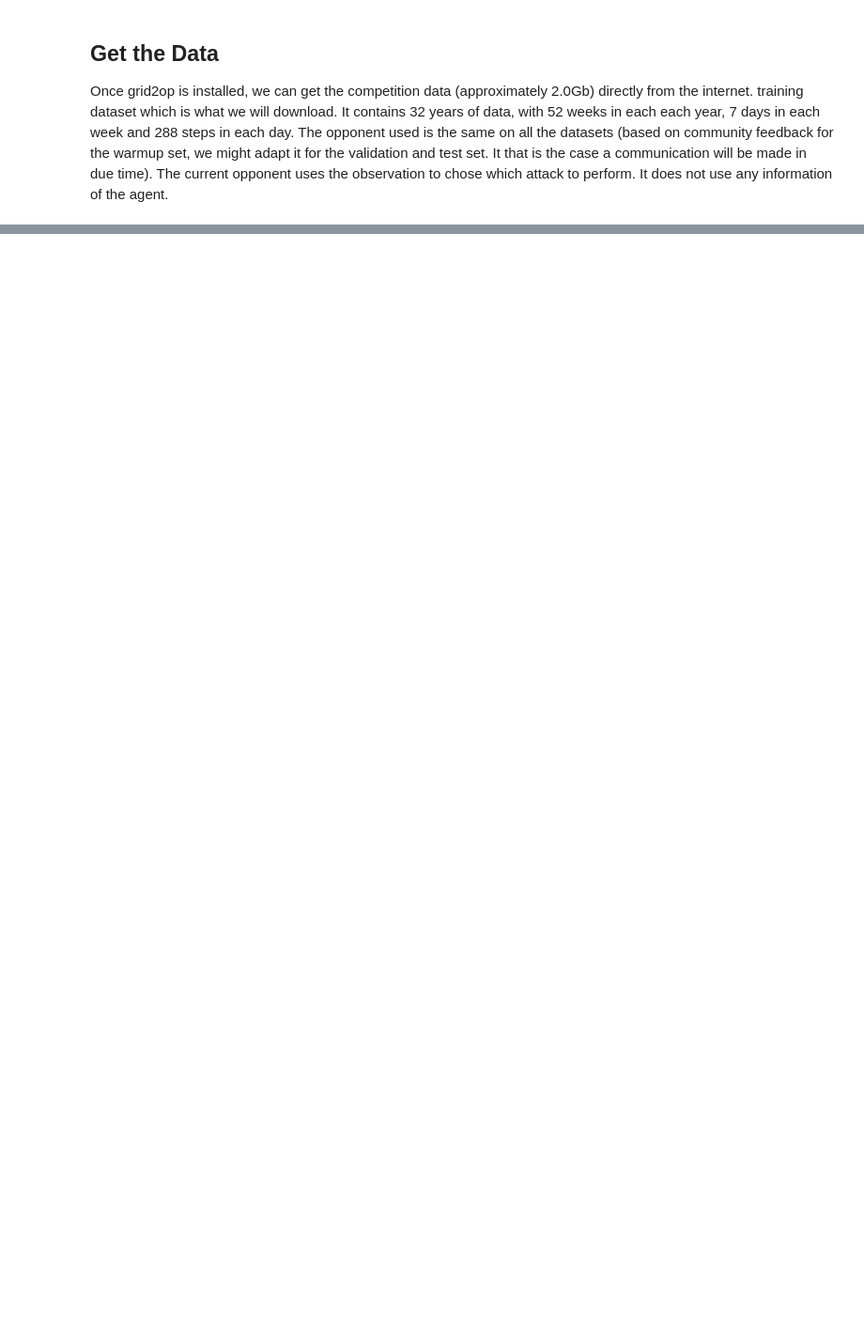
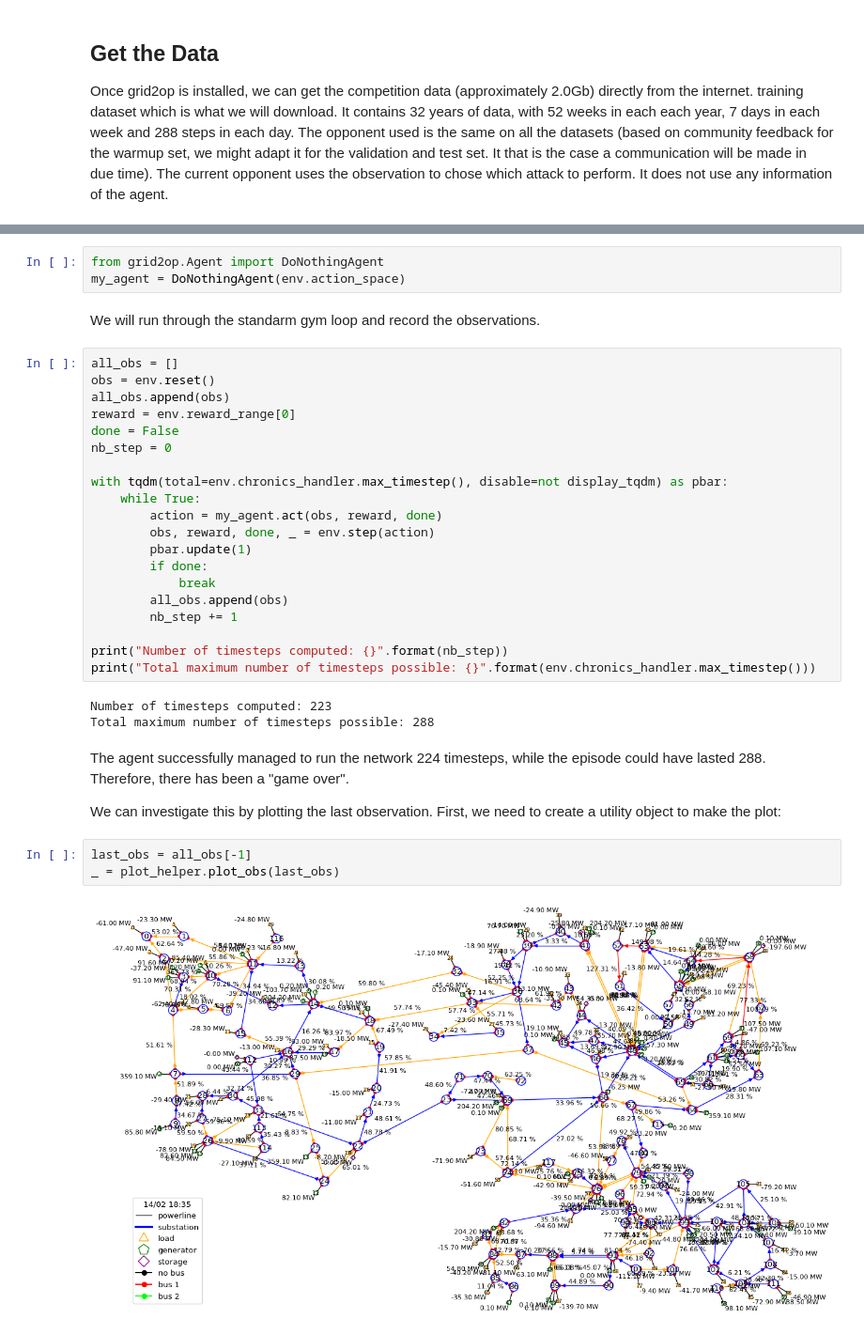
Before and after one commit to maxwang1499/grid_optimization, a Jupyter notebook: model.ipynb, the cells around one changed output, grey strips where cells are left out. Shown at 94% size. Saved outputs shown, nothing was run; the diff lists cells and outputs as text; blank space fills up the shorter version.

```diff
--- a/model.ipynb
+++ b/model.ipynb
@@ -110,0 +41,37 @@ You may now use the environment "l2rpn_wcci_2022" with the available data by inv
+# %%
+from grid2op.Agent import DoNothingAgent
+my_agent = DoNothingAgent(env.action_space)
+# %% [markdown]
+We will run through the standarm gym loop and record the observations.
+# %%
+all_obs = []
+obs = env.reset()
+all_obs.append(obs)
+reward = env.reward_range[0]
+done = False
+nb_step = 0
+
+with tqdm(total=env.chronics_handler.max_timestep(), disable=not display_tqdm) as pbar:
+    while True:
+        action = my_agent.act(obs, reward, done)
+        obs, reward, done, _ = env.step(action)
+        pbar.update(1)
+        if done:
+            break
+        all_obs.append(obs)
+        nb_step += 1
+
+print("Number of timesteps computed: {}".format(nb_step))
+print("Total maximum number of timesteps possible: {}".format(env.chronics_handler.max_timestep()))
+# %% [output]
+Number of timesteps computed: 223
+Total maximum number of timesteps possible: 288
+# %% [markdown]
+The agent successfully managed to run the network 224 timesteps, while the episode could have lasted 288. Therefore, there has been a "game over".
+
+We can investigate this by plotting the last observation. First, we need to create a utility object to make the plot:
+# %%
+last_obs = all_obs[-1]
+_ = plot_helper.plot_obs(last_obs)
+# %% [output]
+[figure, added]
```
Also changed, not shown: parts of 28 cells of this notebook.
